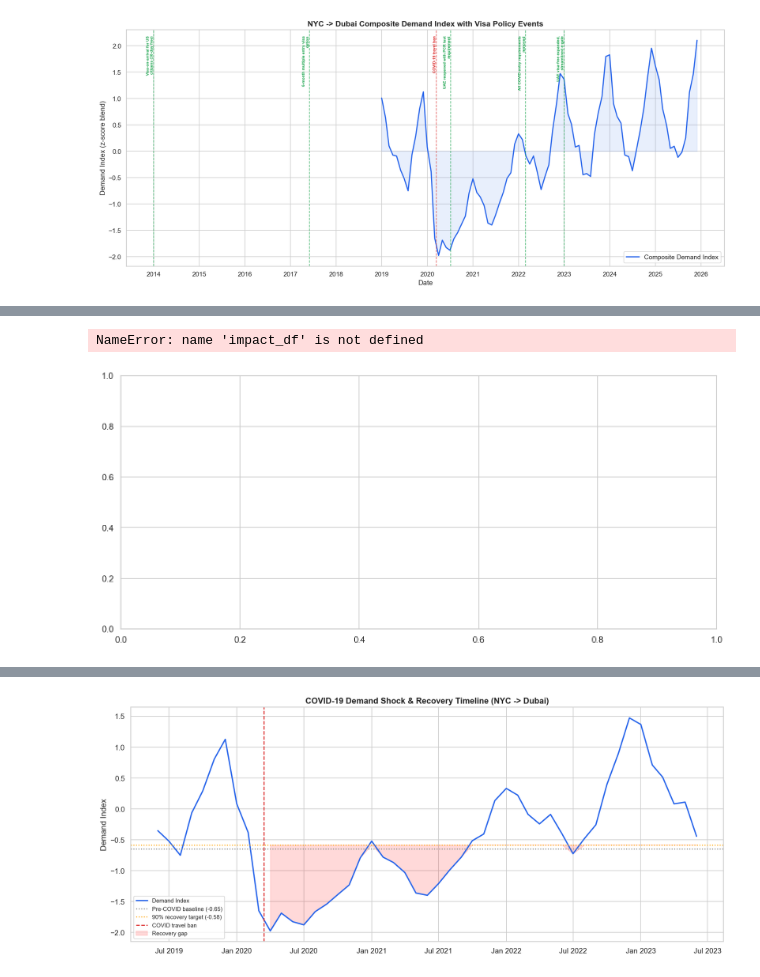
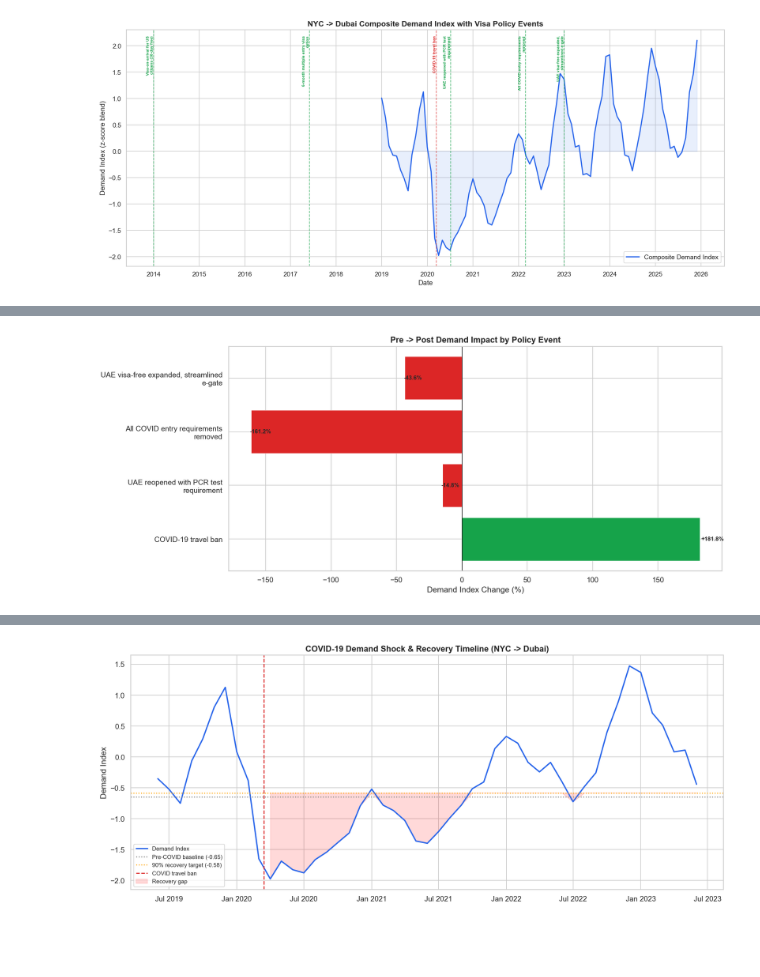
Before and after one commit to Dheerajc15/OTA-Growth-Analytics-NYC-Dubai, a Jupyter notebook: notebooks/06_policy_impact.ipynb, the cells around one changed output, grey strips where cells are left out. Cells and saved outputs as stored; diff of their text form; code cells hidden in the pictures; blank space fills up the shorter version.

Commit message:
Bugs in policy_impact_analyzer.py fixed

```diff
--- a/notebooks/06_policy_impact.ipynb
+++ b/notebooks/06_policy_impact.ipynb
@@ -80,18 +80,7 @@ else:
     print("No GOOGLE_CLOUD_API_KEY -> synthetic trends")
     trends_raw = generate_synthetic_trends()
 
-# ── Aviation Edge ─────────────────────────────────────────
-capacity_raw = None
-if AVIATION_EDGE_API_KEY:
-    try:
-        capacity_raw = generate_synthetic_monthly_capacity()
-        print(f"Aviation capacity loaded: {capacity_raw.shape}")
-    except Exception as e:
-        print(f"Aviation data failed ({e}) -> synthetic fallback")
-        capacity_raw = generate_synthetic_monthly_capacity()
-else:
-    print("No AVIATION_EDGE_API_KEY -> synthetic capacity")
-    capacity_raw = generate_synthetic_monthly_capacity()
+capacity_raw = generate_synthetic_monthly_capacity()
 
 print(f"\nTrends shape : {trends_raw.shape}")
 print(f"Capacity shape: {capacity_raw.shape}")
@@ -238,25 +232,27 @@ NameError: name 'classify_shock_severity' is not defined
 # %%
 fig, ax = plt.subplots(figsize=(14, 6))
+
+# Filter out rows with NaN pct_change to avoid plotting errors
+plot_df = impact_df.dropna(subset=["pct_change"])
+
 bars = ax.barh(
-    [fill(e, 35) for e in impact_df["event"]],
-    impact_df["pct_change"],
-    color=["#dc2626" if v < 0 else "#16a34a" for v in impact_df["pct_change"]],
+    [fill(e, 35) for e in plot_df["event"]],
+    plot_df["pct_change"],
+    color=["#dc2626" if v < 0 else "#16a34a" for v in plot_df["pct_change"]],
     edgecolor="white", linewidth=0.5,
 )
 ax.axvline(0, color="black", linewidth=0.8)
 ax.set_xlabel("Demand Index Change (%)")
 ax.set_title("Pre -> Post Demand Impact by Policy Event", fontsize=13, fontweight="bold")
 
-for bar, val in zip(bars, impact_df["pct_change"]):
-    if not np.isnan(val):
-        ax.text(bar.get_width() + (1 if val >= 0 else -1), bar.get_y() + bar.get_height() / 2,
-                f"{val:+.1f}%", va="center", fontsize=9, fontweight="bold")
+for bar, val in zip(bars, plot_df["pct_change"]):
+    ax.text(bar.get_width() + (1 if val >= 0 else -1), bar.get_y() + bar.get_height() / 2,
+            f"{val:+.1f}%", va="center", fontsize=9, fontweight="bold")
 
 plt.tight_layout()
 plt.show()
 # %% [output]
-NameError: name 'impact_df' is not defined
-[figure, old version]
+[figure, new version]
 # %%
 recovery_results = []
 for _, ev in policy_df.iterrows():
```
Also changed, not shown: parts of 13 cells of this notebook, 1 other file.
